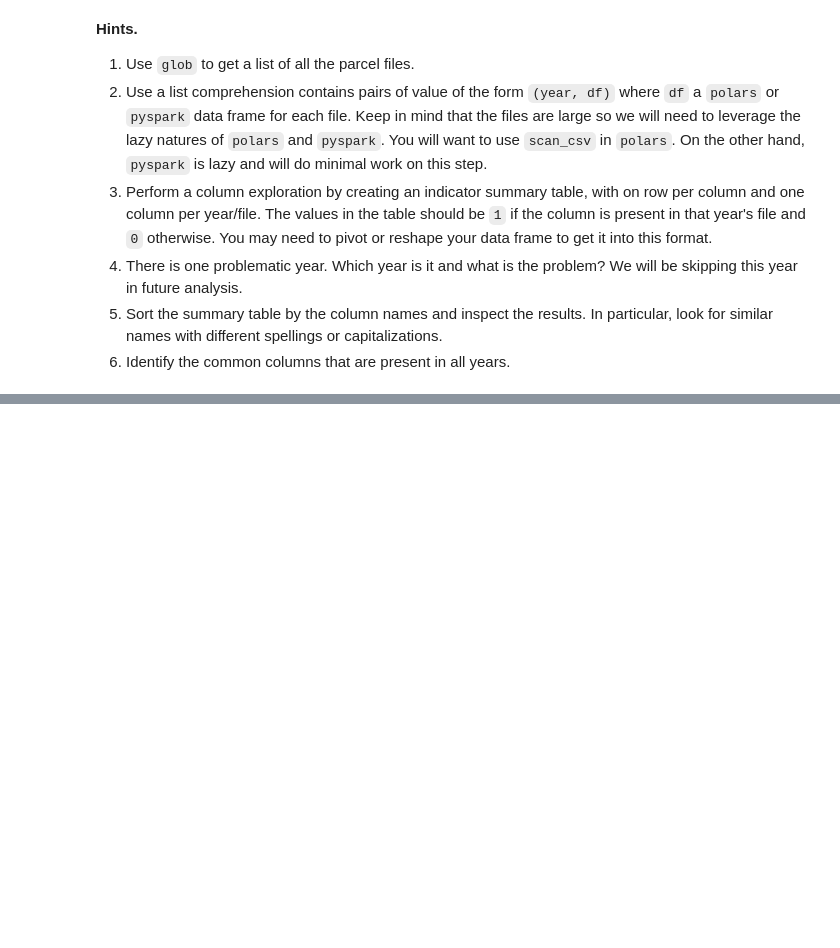
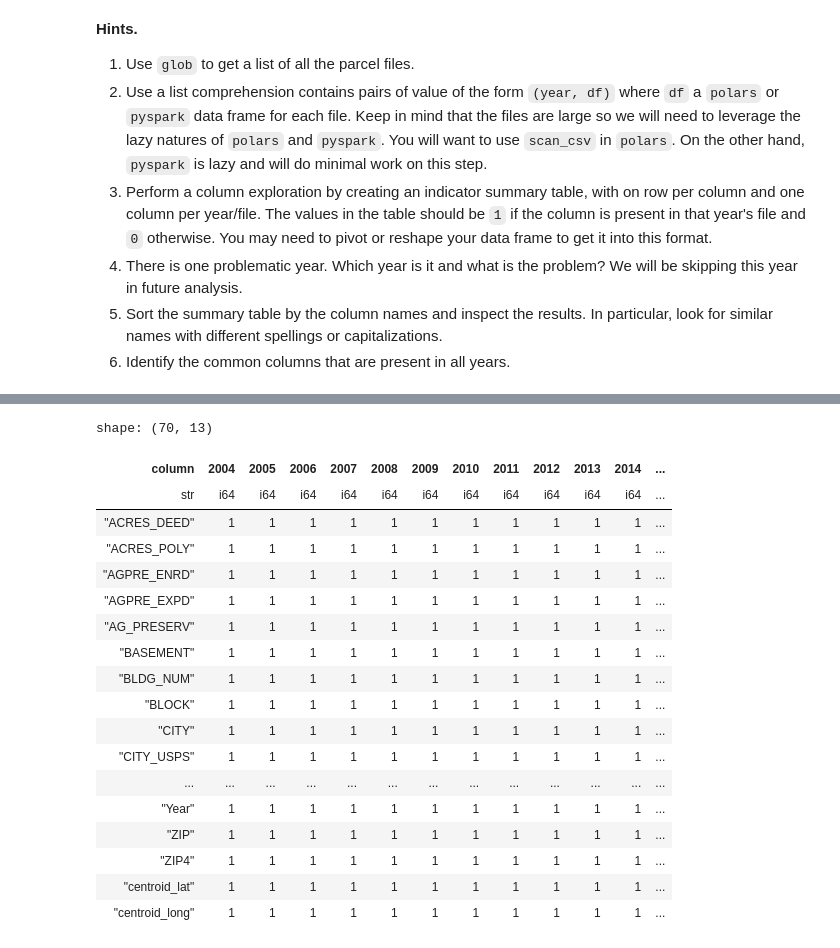
Before and after one commit to garettprestholdt/326_Final, a Jupyter notebook: project_2_lab_1_download_and_investigate_property_columns_V2.ipynb, the cells around one changed output, grey strips where cells are left out. Drawn from its saved outputs; the diff is of its cells as text; code cells hidden in the pictures; blank space fills up the shorter version.

```diff
--- a/project_2_lab_1_download_and_investigate_property_columns_V2.ipynb
+++ b/project_2_lab_1_download_and_investigate_property_columns_V2.ipynb
@@ -57,0 +174,37 @@ head ...
+# %%
+# 2004+ , common columns
+column_data_filtered = []
+for year, df in year_dfs:
+    if year >= 2004:
+        for col in df.columns:
+            column_data_filtered.append({'column': col, 'year': year, 'present': 1})
+
+common_columns_2004_plus = (
+    pl.DataFrame(column_data_filtered)
+    .pivot(values='present', index='column', columns='year')
+    .fill_null(0)
+    .filter(pl.all_horizontal(pl.all().exclude('column') == 1))
+    .sort('column')
+)
+
+common_columns_2004_plus
+# %% [output]
+shape: (70, 13)
+| column | 2004 | 2005 | 2006 | 2007 | 2008 | 2009 | 2010 | 2011 | 2012 | 2013 | 2014 | ... |
+| str | i64 | i64 | i64 | i64 | i64 | i64 | i64 | i64 | i64 | i64 | i64 | ... |
+| "ACRES_DEED" | 1 | 1 | 1 | 1 | 1 | 1 | 1 | 1 | 1 | 1 | 1 | ... |
+| "ACRES_POLY" | 1 | 1 | 1 | 1 | 1 | 1 | 1 | 1 | 1 | 1 | 1 | ... |
+| "AGPRE_ENRD" | 1 | 1 | 1 | 1 | 1 | 1 | 1 | 1 | 1 | 1 | 1 | ... |
+| "AGPRE_EXPD" | 1 | 1 | 1 | 1 | 1 | 1 | 1 | 1 | 1 | 1 | 1 | ... |
+| "AG_PRESERV" | 1 | 1 | 1 | 1 | 1 | 1 | 1 | 1 | 1 | 1 | 1 | ... |
+| "BASEMENT" | 1 | 1 | 1 | 1 | 1 | 1 | 1 | 1 | 1 | 1 | 1 | ... |
+| "BLDG_NUM" | 1 | 1 | 1 | 1 | 1 | 1 | 1 | 1 | 1 | 1 | 1 | ... |
+| "BLOCK" | 1 | 1 | 1 | 1 | 1 | 1 | 1 | 1 | 1 | 1 | 1 | ... |
+| "CITY" | 1 | 1 | 1 | 1 | 1 | 1 | 1 | 1 | 1 | 1 | 1 | ... |
+| "CITY_USPS" | 1 | 1 | 1 | 1 | 1 | 1 | 1 | 1 | 1 | 1 | 1 | ... |
+| ... | ... | ... | ... | ... | ... | ... | ... | ... | ... | ... | ... | ... |
+| "Year" | 1 | 1 | 1 | 1 | 1 | 1 | 1 | 1 | 1 | 1 | 1 | ... |
+| "ZIP" | 1 | 1 | 1 | 1 | 1 | 1 | 1 | 1 | 1 | 1 | 1 | ... |
+| "ZIP4" | 1 | 1 | 1 | 1 | 1 | 1 | 1 | 1 | 1 | 1 | 1 | ... |
+| "centroid_lat" | 1 | 1 | 1 | 1 | 1 | 1 | 1 | 1 | 1 | 1 | 1 | ... |
+| "centroid_long" | 1 | 1 | 1 | 1 | 1 | 1 | 1 | 1 | 1 | 1 | 1 | ... |
```
Also changed, not shown: parts of 13 cells of this notebook, 1 other file.
